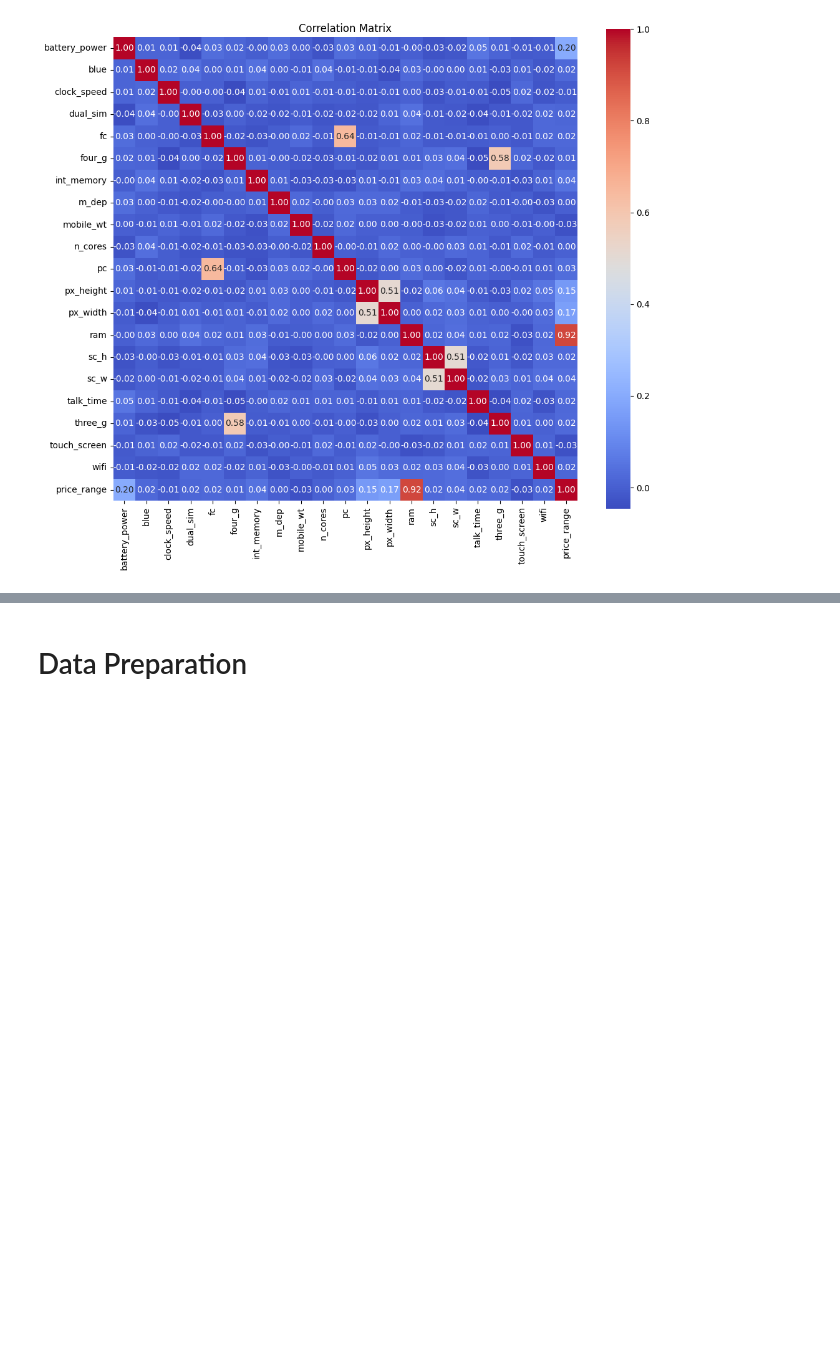
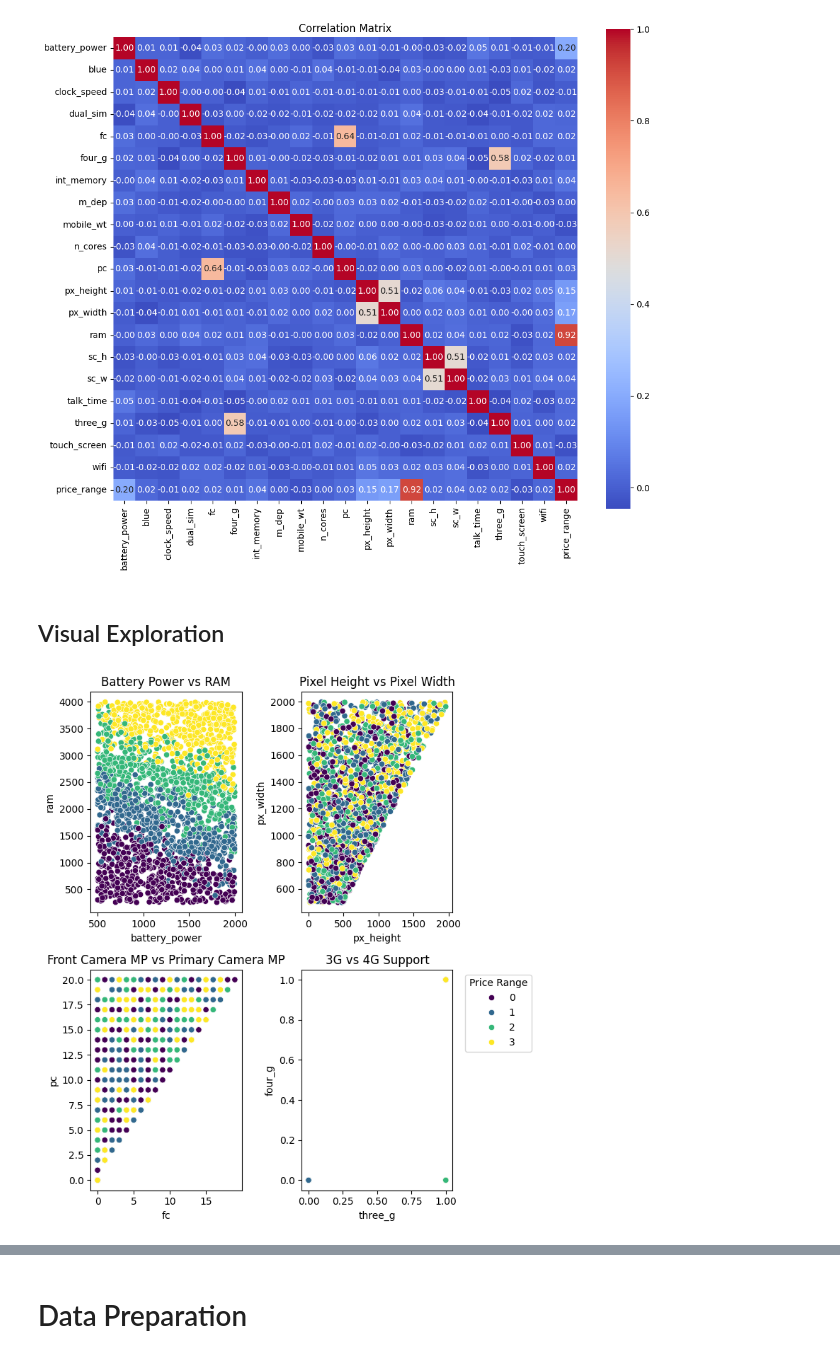
Before and after one commit to Emir515/Business-Intelligence-Assignment-2, a Jupyter notebook: BusinessIntelligence.ipynb, the cells around one changed output, grey strips where cells are left out. Saved outputs shown, nothing was run; the diff lists cells and outputs as text; code cells hidden in the pictures; blank space fills up the shorter version.

Commit message:
Added some visualizations

```diff
--- a/BusinessIntelligence.ipynb
+++ b/BusinessIntelligence.ipynb
@@ -98,3 +100,5 @@ plt.title("Correlation Matrix")
 plt.show()
 # %% [output]
 [figure]
+# %% [markdown]
+## Visual Exploration
@@ -100,0 +108,28 @@ plt.show()
+# %%
+plt.figure(figsize=(8,8))
+
+# battery_power vs ram
+plt.subplot(2, 2, 1)
+sns.scatterplot(data=df, x='battery_power', y='ram', hue='price_range', palette="viridis", legend=False)
+plt.title('Battery Power vs RAM')
+
+# px_height vs px_width
+plt.subplot(2, 2, 2)
+sns.scatterplot(data=df, x='px_height', y='px_width', hue='price_range', palette="viridis", legend=False)
+plt.title('Pixel Height vs Pixel Width')
+
+# fc vs pc
+plt.subplot(2, 2, 3)
+sns.scatterplot(data=df, x='fc', y='pc', hue='price_range', palette="viridis", legend=False)
+plt.title('Front Camera MP vs Primary Camera MP')
+
+# three_g vs four_g
+plt.subplot(2, 2, 4)
+sns.scatterplot(data=df, x='three_g', y='four_g', hue='price_range', palette="viridis")
+plt.title('3G vs 4G Support')
+plt.legend(title='Price Range', bbox_to_anchor=(1.05, 1), loc='upper left')
+
+plt.tight_layout(rect=[0, 0, 0.9, 1])
+plt.show()
+# %% [output]
+[figure, added]
```
Also changed, not shown: parts of 4 cells of this notebook.
